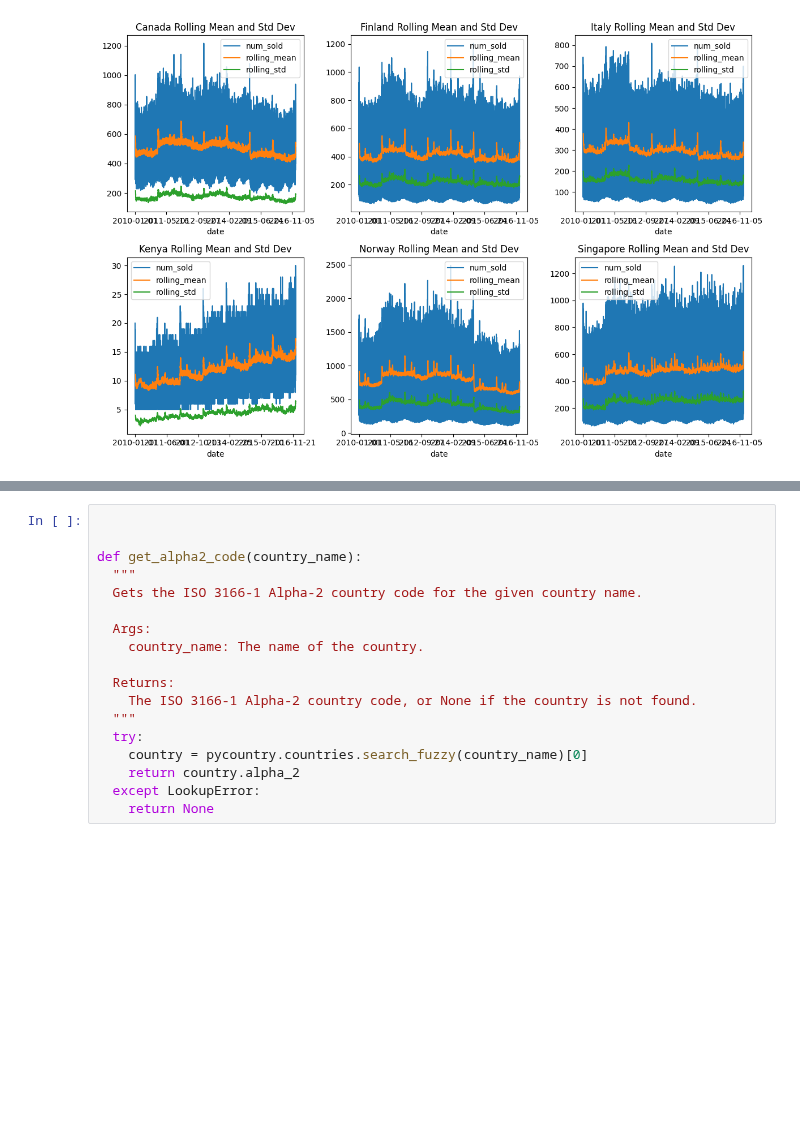
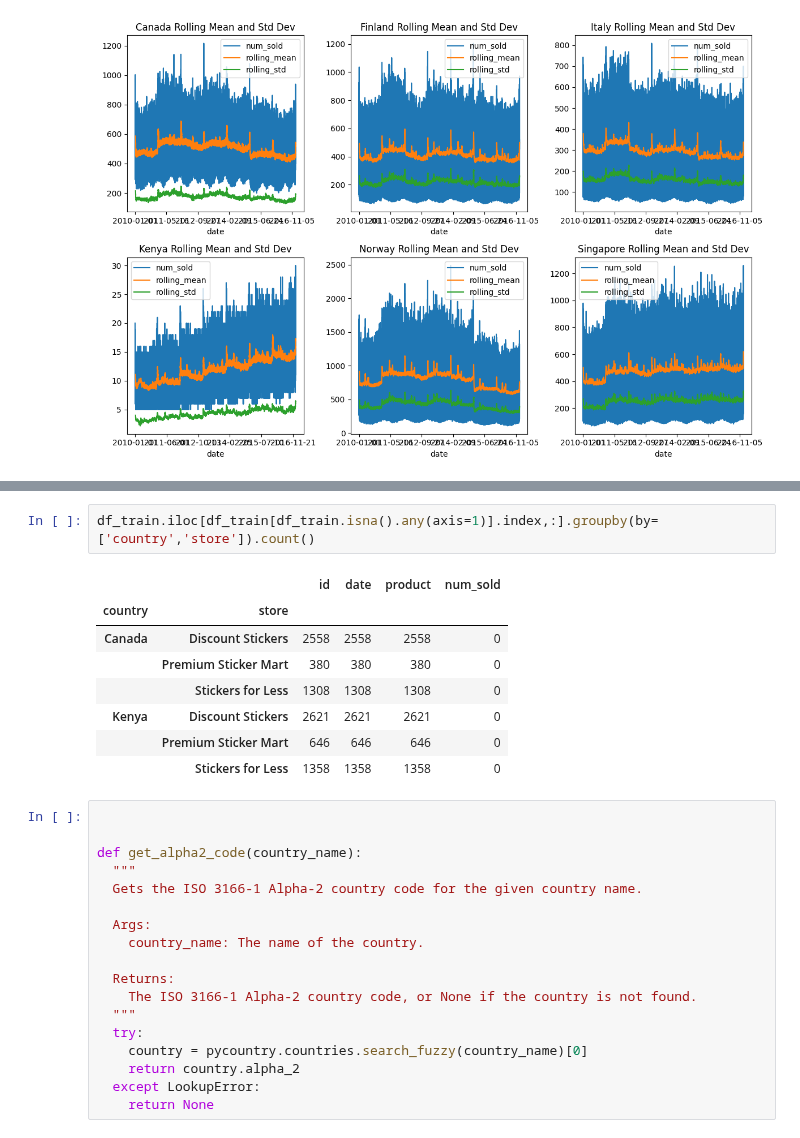
Before and after one commit to warut/kaggle, a Jupyter notebook: forecasting-sale-sticker.ipynb, the cells around one changed output, grey strips where cells are left out. Cells and saved outputs as stored; diff of their text form; blank space fills up the shorter version.

```diff
--- a/forecasting-sale-sticker.ipynb
+++ b/forecasting-sale-sticker.ipynb
@@ -310,3 +301,14 @@ Name: num_sold, Length: 33730, dtype: float64>
+# %%
+df_train.iloc[df_train[df_train.isna().any(axis=1)].index,:].groupby(by=['country','store']).count()
+# %% [output]
+|  |  | id | date | product | num_sold |
+| country | store |  |  |  |  |
+| Canada | Discount Stickers | 2558 | 2558 | 2558 | 0 |
+|  | Premium Sticker Mart | 380 | 380 | 380 | 0 |
+|  | Stickers for Less | 1308 | 1308 | 1308 | 0 |
+| Kenya | Discount Stickers | 2621 | 2621 | 2621 | 0 |
+|  | Premium Sticker Mart | 646 | 646 | 646 | 0 |
+|  | Stickers for Less | 1358 | 1358 | 1358 | 0 |
 # %%
 
 
```
Also changed, not shown: parts of 10 cells of this notebook.
